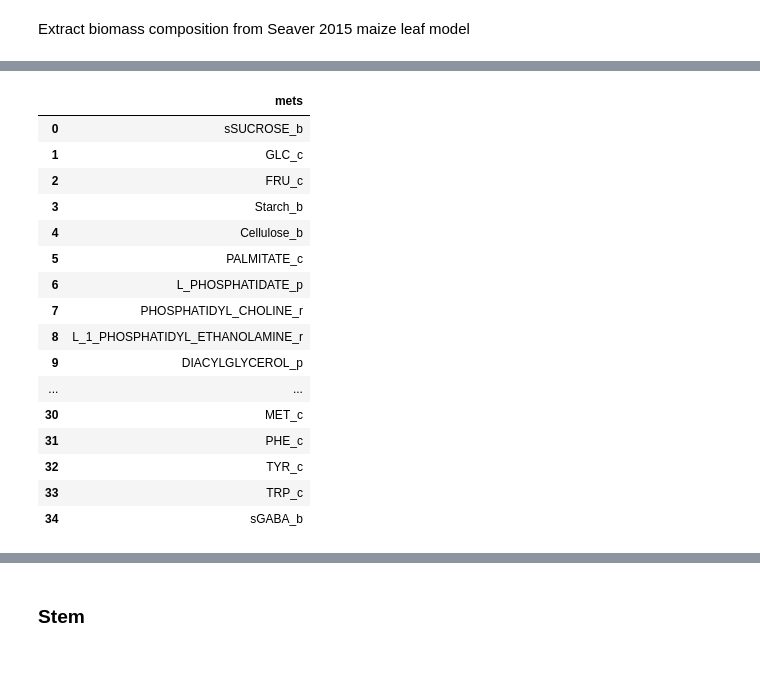
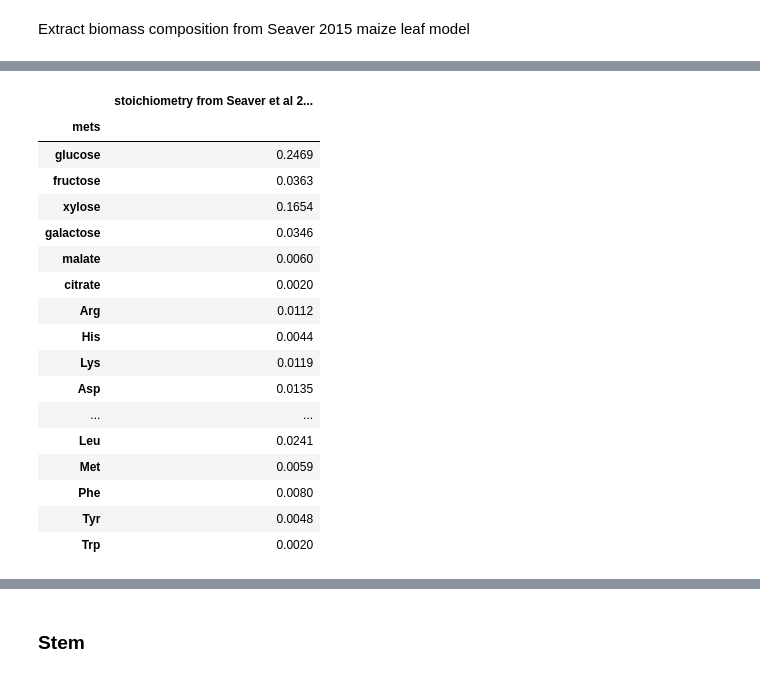
Before and after one commit to cropsinsilico/tissue-specific-FBA-models, a Jupyter notebook: Biomass data - maize.ipynb, the cells around one changed output, grey strips where cells are left out. Drawn from its saved outputs; the diff is of its cells as text; code cells hidden in the pictures.

```diff
--- a/Biomass data - maize.ipynb
+++ b/Biomass data - maize.ipynb
@@ -111,50 +107,52 @@ rxn.metabolites.get(Sam_model.metabolites.get_by_id("cpd19001_c0"))
 # %%
 df_leaf_content_2 = pd.DataFrame(data={"mets":["glucose","fructose","xylose","galactose","malate","citrate",
                                                "Arg","His","Lys","Asp","Glu","Ser","Thr","Asn","Gln","Cys",
                                                "Gly","Pro","Ala","Val","Ile","Leu","Met","Phe","Tyr","Trp"],
-                                       "stoichiometry from Seaver et al 2015":
-                                       [rxn.metabolites.get(Sam_model.metabolites.get_by_id("cpd19001_c0")),
-                                        rxn.metabolites.get(Sam_model.metabolites.get_by_id("cpd30321_c0")),
-                                        rxn.metabolites.get(Sam_model.metabolites.get_by_id("cpd01487_c0")),
-                                        rxn.metabolites.get(Sam_model.metabolites.get_by_id("cpd00724_c0")),
-                                        rxn.metabolites.get(Sam_model.metabolites.get_by_id("cpd00130_c0")),
-                                        rxn.metabolites.get(Sam_model.metabolites.get_by_id("cpd00137_c0")),
-                                        rxn.metabolites.get(Sam_model.metabolites.get_by_id("cpd00051_c0")),
-                                        rxn.metabolites.get(Sam_model.metabolites.get_by_id("")),
-                                        rxn.metabolites.get(Sam_model.metabolites.get_by_id("")),
-                                        rxn.metabolites.get(Sam_model.metabolites.get_by_id("")),
-                                        rxn.metabolites.get(Sam_model.metabolites.get_by_id("")),
-                                        rxn.metabolites.get(Sam_model.metabolites.get_by_id("")),
-                                        rxn.metabolites.get(Sam_model.metabolites.get_by_id("")),
-                                        rxn.metabolites.get(Sam_model.metabolites.get_by_id("")),
-                                        rxn.metabolites.get(Sam_model.metabolites.get_by_id("")),
-                                        rxn.metabolites.get(Sam_model.metabolites.get_by_id("")),
-                                        rxn.metabolites.get(Sam_model.metabolites.get_by_id("")),
-                                        rxn.metabolites.get(Sam_model.metabolites.get_by_id("")),
-                                        rxn.metabolites.get(Sam_model.metabolites.get_by_id("")),
-                                        rxn.metabolites.get(Sam_model.metabolites.get_by_id("")),
-                                        rxn.metabolites.get(Sam_model.metabolites.get_by_id("")),
-                                        rxn.metabolites.get(Sam_model.metabolites.get_by_id("")),
-                                        rxn.metabolites.get(Sam_model.metabolites.get_by_id("")),
-                                        rxn.metabolites.get(Sam_model.metabolites.get_by_id("")),
-                                        rxn.metabolites.get(Sam_model.metabolites.get_by_id("")),
-                                        rxn.metabolites.get(Sam_model.metabolites.get_by_id(""))]})
+                                       "stoichiometry from Seaver et al 2015 leaf model":
+                                       [abs(rxn.metabolites.get(Sam_model.metabolites.get_by_id("cpd19001_c0"))),
+                                        abs(rxn.metabolites.get(Sam_model.metabolites.get_by_id("cpd30321_c0"))),
+                                        abs(rxn.metabolites.get(Sam_model.metabolites.get_by_id("cpd01487_c0"))),
+                                        abs(rxn.metabolites.get(Sam_model.metabolites.get_by_id("cpd00724_c0"))),
+                                        abs(rxn.metabolites.get(Sam_model.metabolites.get_by_id("cpd00130_c0"))),
+                                        abs(rxn.metabolites.get(Sam_model.metabolites.get_by_id("cpd00137_c0"))),
+                                        abs(rxn.metabolites.get(Sam_model.metabolites.get_by_id("cpd00051_c0"))),
+                                        abs(rxn.metabolites.get(Sam_model.metabolites.get_by_id("cpd00119_c0"))),
+                                        abs(rxn.metabolites.get(Sam_model.metabolites.get_by_id("cpd00039_c0"))),
+                                        abs(rxn.metabolites.get(Sam_model.metabolites.get_by_id("cpd00041_c0"))),
+                                        abs(rxn.metabolites.get(Sam_model.metabolites.get_by_id("cpd00023_c0"))),
+                                        abs(rxn.metabolites.get(Sam_model.metabolites.get_by_id("cpd00054_c0"))),
+                                        abs(rxn.metabolites.get(Sam_model.metabolites.get_by_id("cpd00161_c0"))),
+                                        abs(rxn.metabolites.get(Sam_model.metabolites.get_by_id("cpd00132_c0"))),
+                                        abs(rxn.metabolites.get(Sam_model.metabolites.get_by_id("cpd00053_c0"))),
+                                        abs(rxn.metabolites.get(Sam_model.metabolites.get_by_id("cpd00084_c0"))),
+                                        abs(rxn.metabolites.get(Sam_model.metabolites.get_by_id("cpd00033_c0"))),
+                                        abs(rxn.metabolites.get(Sam_model.metabolites.get_by_id("cpd00129_c0"))),
+                                        abs(rxn.metabolites.get(Sam_model.metabolites.get_by_id("cpd00035_c0"))),
+                                        abs(rxn.metabolites.get(Sam_model.metabolites.get_by_id("cpd00156_c0"))),
+                                        abs(rxn.metabolites.get(Sam_model.metabolites.get_by_id("cpd00322_c0"))),
+                                        abs(rxn.metabolites.get(Sam_model.metabolites.get_by_id("cpd00107_c0"))),
+                                        abs(rxn.metabolites.get(Sam_model.metabolites.get_by_id("cpd00060_c0"))),
+                                        abs(rxn.metabolites.get(Sam_model.metabolites.get_by_id("cpd00066_c0"))),
+                                        abs(rxn.metabolites.get(Sam_model.metabolites.get_by_id("cpd00069_c0"))),
+                                        abs(rxn.metabolites.get(Sam_model.metabolites.get_by_id("cpd00065_c0")))]})
+df_leaf_content_2.set_index("mets",drop=True,inplace=True)
 df_leaf_content_2
 # %% [output]
-|  | mets |
-| 0 | sSUCROSE_b |
-| 1 | GLC_c |
-| 2 | FRU_c |
-| 3 | Starch_b |
-| 4 | Cellulose_b |
-| 5 | PALMITATE_c |
-| 6 | L_PHOSPHATIDATE_p |
-| 7 | PHOSPHATIDYL_CHOLINE_r |
-| 8 | L_1_PHOSPHATIDYL_ETHANOLAMINE_r |
-| 9 | DIACYLGLYCEROL_p |
+|  | stoichiometry from Seaver et al 2... |
+| mets |  |
+| glucose | 0.2469 |
+| fructose | 0.0363 |
+| xylose | 0.1654 |
+| galactose | 0.0346 |
+| malate | 0.0060 |
+| citrate | 0.0020 |
+| Arg | 0.0112 |
+| His | 0.0044 |
+| Lys | 0.0119 |
+| Asp | 0.0135 |
 | ... | ... |
-| 30 | MET_c |
-| 31 | PHE_c |
-| 32 | TYR_c |
-| 33 | TRP_c |
-| 34 | sGABA_b |
+| Leu | 0.0241 |
+| Met | 0.0059 |
+| Phe | 0.0080 |
+| Tyr | 0.0048 |
+| Trp | 0.0020 |
```
Also changed, not shown: parts of 52 cells of this notebook, 12 other files.
